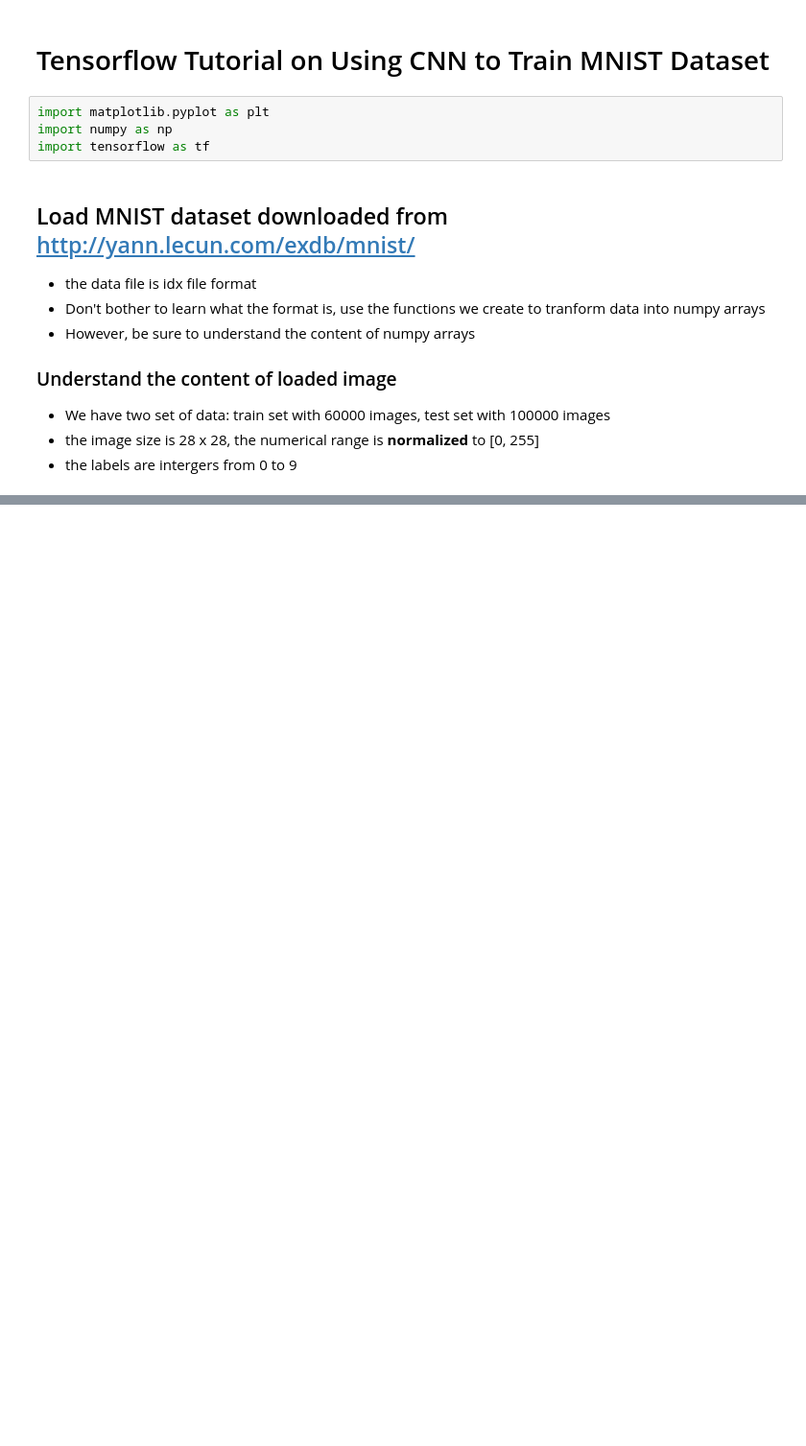
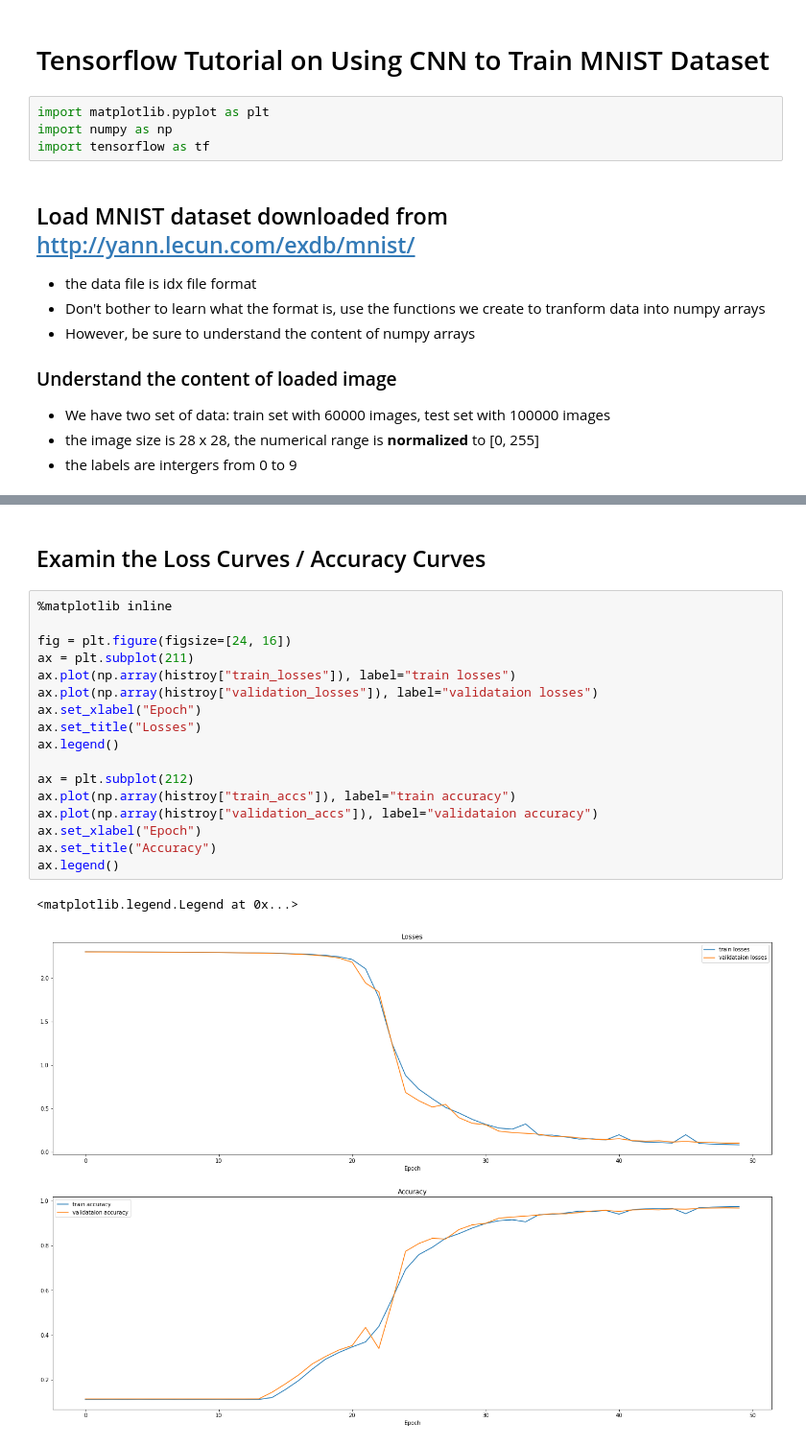
Before and after one commit to GP248CME215/AOS551_CNN, a Jupyter notebook: mnist.ipynb, the cells around one changed output, grey strips where cells are left out. Shown at 96% size. Drawn from its saved outputs; the diff is of its cells as text; blank space fills up the shorter version.

```diff
--- a/mnist.ipynb
+++ b/mnist.ipynb
@@ -76,0 +274,22 @@ Display the image
+# %% [markdown]
+## Examin the Loss Curves / Accuracy Curves
+# %%
+%matplotlib inline
+
+fig = plt.figure(figsize=[24, 16])
+ax = plt.subplot(211)
+ax.plot(np.array(histroy["train_losses"]), label="train losses")
+ax.plot(np.array(histroy["validation_losses"]), label="validataion losses")
+ax.set_xlabel("Epoch")
+ax.set_title("Losses")
+ax.legend()
+
+ax = plt.subplot(212)
+ax.plot(np.array(histroy["train_accs"]), label="train accuracy")
+ax.plot(np.array(histroy["validation_accs"]), label="validataion accuracy")
+ax.set_xlabel("Epoch")
+ax.set_title("Accuracy")
+ax.legend()
+# %% [output]
+<matplotlib.legend.Legend at 0x...>
+[figure, added]
```
Also changed, not shown: parts of 9 cells of this notebook.
